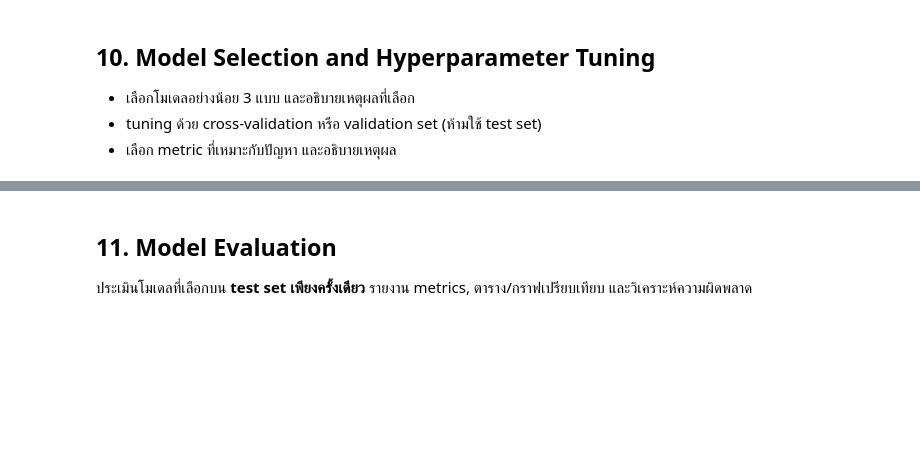
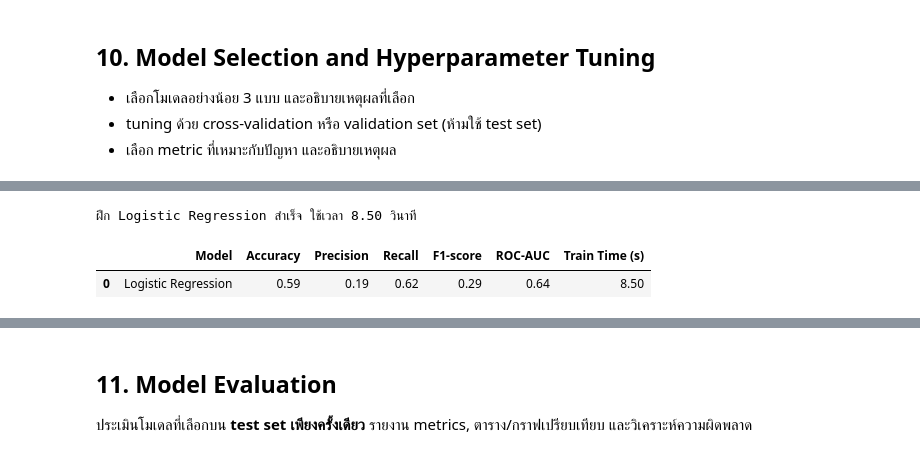
Before and after one commit to prapakronmu/project2_bigdata-G4, a Jupyter notebook: GROUP4_MiniProject_Part2_BigData_ML.ipynb, the cells around one changed output, grey strips where cells are left out. Cells and saved outputs as stored; diff of their text form; code cells hidden in the pictures; blank space fills up the shorter version.

```diff
--- a/GROUP4_MiniProject_Part2_BigData_ML.ipynb
+++ b/GROUP4_MiniProject_Part2_BigData_ML.ipynb
@@ -2096,0 +2272,47 @@ Category ที่ Validation มี แต่ Train ไม่เคยเห็
+# %%
+
+# 10.3 ฝึก Logistic Regression และประเมินผล
+
+import time
+import pandas as pd
+from sklearn.base import clone
+from sklearn.pipeline import Pipeline
+from sklearn.metrics import (
+    accuracy_score, precision_score, recall_score,
+    f1_score, roc_auc_score
+)
+
+# สร้าง Pipeline โดยใช้ Preprocessing จากข้อ 9
+lr_pipeline = Pipeline(steps=[
+    ("preprocessing", clone(preprocessor)),
+    ("model", clone(models["Logistic Regression"]))
+])
+
+# ฝึกโมเดลด้วย Train Sample
+start_time = time.time()
+
+lr_pipeline.fit(X_train_sample, y_train_sample)
+
+train_time = time.time() - start_time
+print(f"ฝึก Logistic Regression สำเร็จ ใช้เวลา {train_time:.2f} วินาที")
+
+# ทำนายผลด้วย Validation Set
+y_val_pred_lr = lr_pipeline.predict(X_val)
+y_val_prob_lr = lr_pipeline.predict_proba(X_val)[:, 1]
+
+# คำนวณประสิทธิภาพ
+lr_results = pd.DataFrame([{
+    "Model": "Logistic Regression",
+    "Accuracy": accuracy_score(y_val, y_val_pred_lr),
+    "Precision": precision_score(y_val, y_val_pred_lr, zero_division=0),
+    "Recall": recall_score(y_val, y_val_pred_lr, zero_division=0),
+    "F1-score": f1_score(y_val, y_val_pred_lr, zero_division=0),
+    "ROC-AUC": roc_auc_score(y_val, y_val_prob_lr),
+    "Train Time (s)": round(train_time, 2)
+}])
+
+display(lr_results.round(4))
+# %% [output]
+ฝึก Logistic Regression สำเร็จ ใช้เวลา 8.50 วินาที
+|  | Model | Accuracy | Precision | Recall | F1-score | ROC-AUC | Train Time (s) |
+| 0 | Logistic Regression | 0.59 | 0.19 | 0.62 | 0.29 | 0.64 | 8.50 |
```
Also changed, not shown: parts of 26 cells of this notebook.
